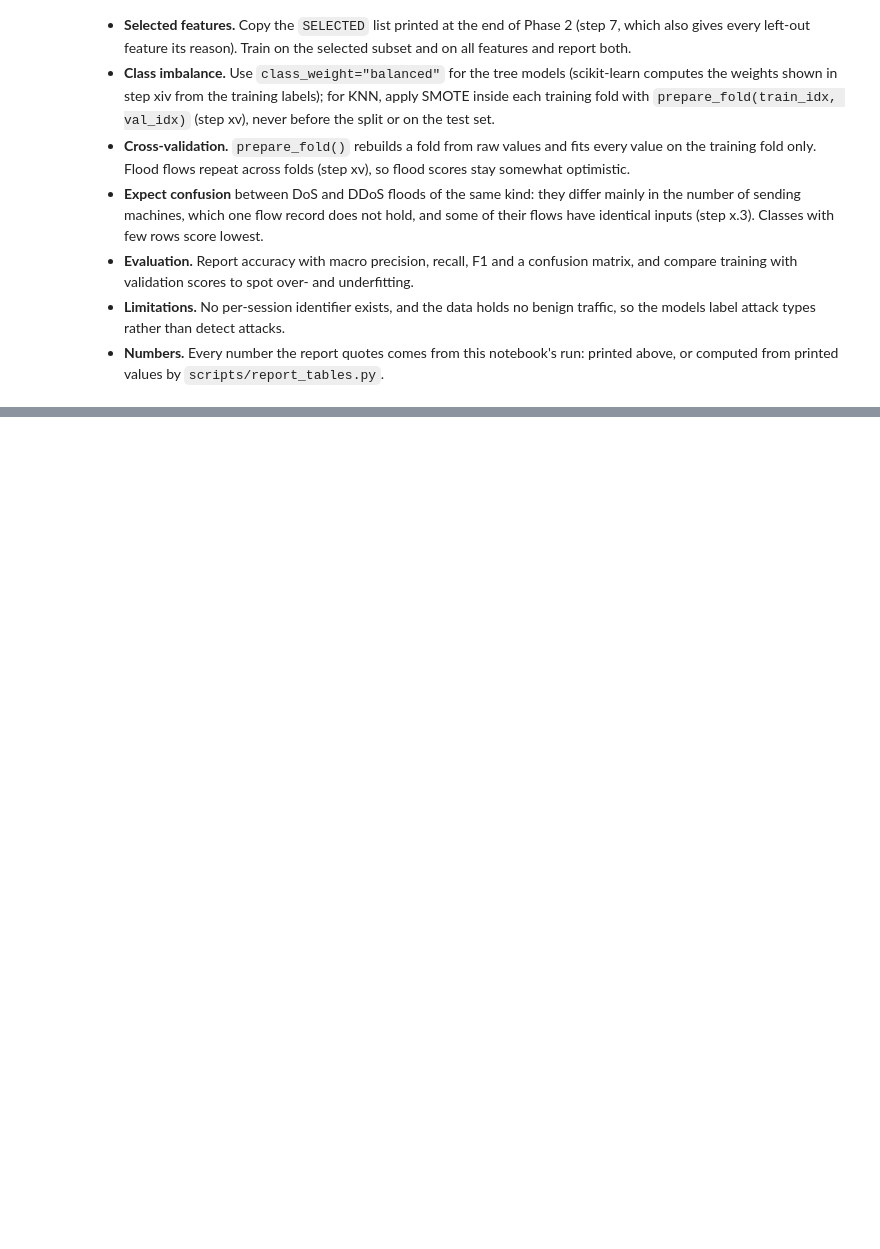
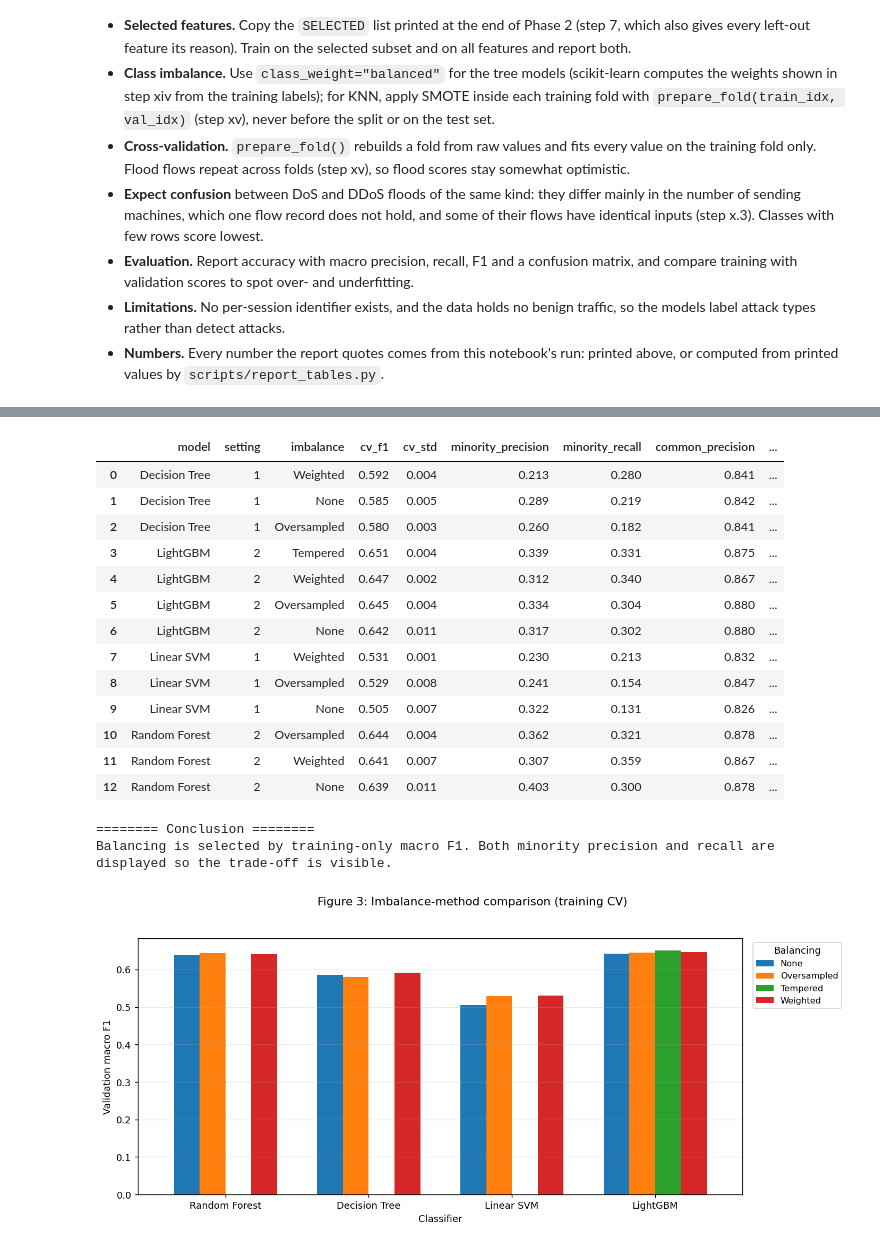
Before and after one commit to MR-Goldenyt/Argus, a Jupyter notebook: Argus.ipynb, the cells around one changed output, grey strips where cells are left out. Cells and saved outputs as stored; diff of their text form; code cells hidden in the pictures; blank space fills up the shorter version.

```diff
--- a/Argus.ipynb
+++ b/Argus.ipynb
@@ -2975,0 +4110,63 @@ Phases 1 and 2 end here. Checklist for the supervised and unsupervised phases:
+# %%
+# ======== Compare Imbalance Methods Within Training Folds ========
+sl_balance_rows = []
+for algorithm in SL_ALGORITHMS:
+    prior = sl_tuning.loc[sl_tuning.model == algorithm]
+    best_setting = int(prior.iloc[0].setting)
+    methods = ("None", "Weighted", "Oversampled", "Tempered") if algorithm == "LightGBM" else ("None", "Weighted", "Oversampled")
+    for method in methods:
+        key = ("All (30)", algorithm, best_setting, method)
+        rows = sl_tuning.loc[(sl_tuning.model == algorithm) &
+                             (sl_tuning.setting == best_setting) &
+                             (sl_tuning.imbalance == method)]
+        if method in ("Oversampled", "Tempered"):
+            result, pred = sl_cross_validate(algorithm, best_setting, method, "All (30)")
+            sl_oof[key] = pred
+            sl_all_trials.append(result)
+        else:
+            assert len(rows) == 1
+            result = rows.iloc[0].to_dict()
+        sl_balance_rows.append(result)
+sl_balance = pd.DataFrame(sl_balance_rows).sort_values(
+    ["model", "cv_f1"], ascending=[True, False]).reset_index(drop=True)
+assert len(sl_balance) == 13
+sl_best_bal = (sl_balance.sort_values(["cv_f1", "minority_recall"], ascending=False)
+               .drop_duplicates("model").set_index("model"))
+sl_unweighted_bal = sl_balance.loc[sl_balance.imbalance == "None"].set_index("model")
+sl_balance_change = pd.DataFrame({
+    "model": SL_ALGORITHMS,
+    "before_f1": [sl_unweighted_bal.loc[m, "cv_f1"] for m in SL_ALGORITHMS],
+    "after_method": [sl_best_bal.loc[m, "imbalance"] for m in SL_ALGORITHMS],
+    "after_f1": [sl_best_bal.loc[m, "cv_f1"] for m in SL_ALGORITHMS],
+    "change_f1": [sl_best_bal.loc[m, "cv_f1"] - sl_unweighted_bal.loc[m, "cv_f1"]
+                  for m in SL_ALGORITHMS],
+    "minority_precision_before": [sl_unweighted_bal.loc[m, "minority_precision"] for m in SL_ALGORITHMS],
+    "minority_precision_after": [sl_best_bal.loc[m, "minority_precision"] for m in SL_ALGORITHMS],
+    "minority_recall_before": [sl_unweighted_bal.loc[m, "minority_recall"] for m in SL_ALGORITHMS],
+    "minority_recall_after": [sl_best_bal.loc[m, "minority_recall"] for m in SL_ALGORITHMS],
+})
+print("======== Before ========")
+print("No balancing, at each classifier's chosen hyperparameter setting:")
+display(sl_unweighted_bal.loc[SL_ALGORITHMS,
+       ["setting", "cv_f1", "minority_precision", "minority_recall"]].round(3))
+print("\n======== After ========")
+print("Best balancing choice and changes in F1, minority precision and minority recall:")
+display(sl_balance_change.set_index("model").round(3))
+print("Full comparison, including common-class scores:")
+display(sl_balance[["model", "setting", "imbalance", "cv_f1", "cv_std",
+                    "minority_precision", "minority_recall", "common_precision",
+                    "common_recall"]].round(3))
+print("\n======== Conclusion ========")
+print("Balancing is selected by training-only macro F1. Both minority precision "
+      "and recall are displayed so the trade-off is visible.")
+
+with plt.style.context(STYLE):
+    fig, ax = plt.subplots(figsize=(11, 5))
+    pivot = sl_balance.pivot(index="model", columns="imbalance", values="cv_f1")
+    pivot.reindex(SL_ALGORITHMS).plot.bar(ax=ax, rot=0, width=0.72)
+    ax.set(ylabel="Validation macro F1", xlabel="Classifier", title="Imbalance-method comparison (training CV)")
+    ax.legend(title="Balancing", fontsize=9, loc="upper left", bbox_to_anchor=(1.01, 1.0))
+    ax.grid(axis="y", alpha=0.25)
+    fig.tight_layout()
+display(finish_fig(fig, "sl_imbalance_methods"))
+# %% [output]
@@ -2975,0 +4190,17 @@ Phases 1 and 2 end here. Checklist for the supervised and unsupervised phases:
+|  | model | setting | imbalance | cv_f1 | cv_std | minority_precision | minority_recall | common_precision | ... |
+| 0 | Decision Tree | 1 | Weighted | 0.592 | 0.004 | 0.213 | 0.280 | 0.841 | ... |
+| 1 | Decision Tree | 1 | None | 0.585 | 0.005 | 0.289 | 0.219 | 0.842 | ... |
+| 2 | Decision Tree | 1 | Oversampled | 0.580 | 0.003 | 0.260 | 0.182 | 0.841 | ... |
+| 3 | LightGBM | 2 | Tempered | 0.651 | 0.004 | 0.339 | 0.331 | 0.875 | ... |
+| 4 | LightGBM | 2 | Weighted | 0.647 | 0.002 | 0.312 | 0.340 | 0.867 | ... |
+| 5 | LightGBM | 2 | Oversampled | 0.645 | 0.004 | 0.334 | 0.304 | 0.880 | ... |
+| 6 | LightGBM | 2 | None | 0.642 | 0.011 | 0.317 | 0.302 | 0.880 | ... |
+| 7 | Linear SVM | 1 | Weighted | 0.531 | 0.001 | 0.230 | 0.213 | 0.832 | ... |
+| 8 | Linear SVM | 1 | Oversampled | 0.529 | 0.008 | 0.241 | 0.154 | 0.847 | ... |
+| 9 | Linear SVM | 1 | None | 0.505 | 0.007 | 0.322 | 0.131 | 0.826 | ... |
+| 10 | Random Forest | 2 | Oversampled | 0.644 | 0.004 | 0.362 | 0.321 | 0.878 | ... |
+| 11 | Random Forest | 2 | Weighted | 0.641 | 0.007 | 0.307 | 0.359 | 0.867 | ... |
+| 12 | Random Forest | 2 | None | 0.639 | 0.011 | 0.403 | 0.300 | 0.878 | ... |
+======== Conclusion ========
+Balancing is selected by training-only macro F1. Both minority precision and recall are displayed so the trade-off is visible.
+[figure, added]
```
Also changed, not shown: parts of 41 cells of this notebook, 2 other files.
